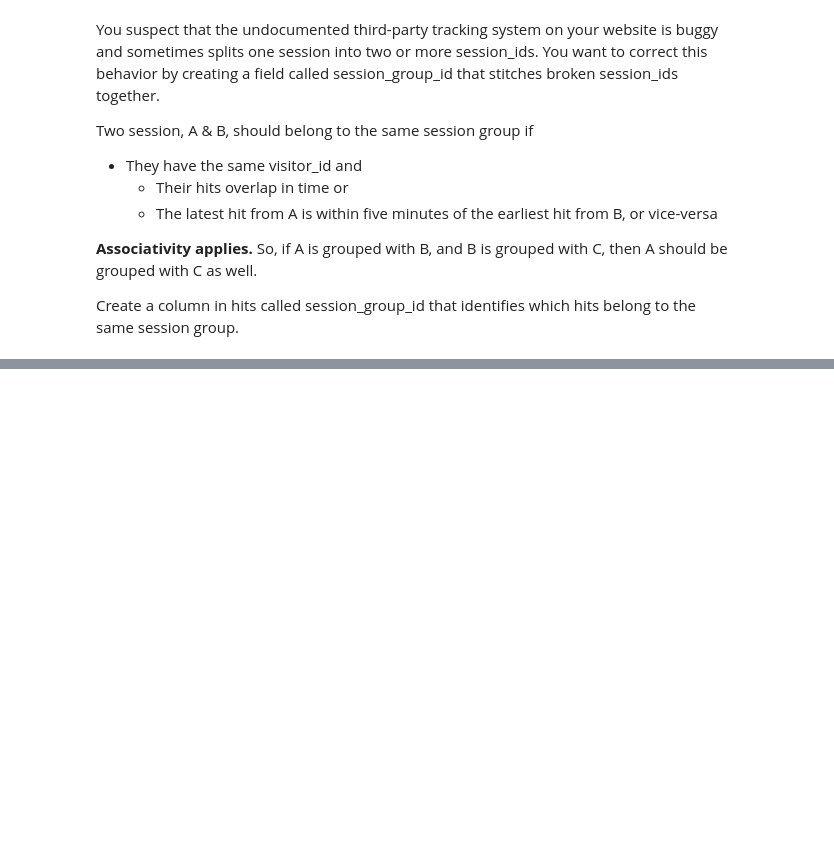
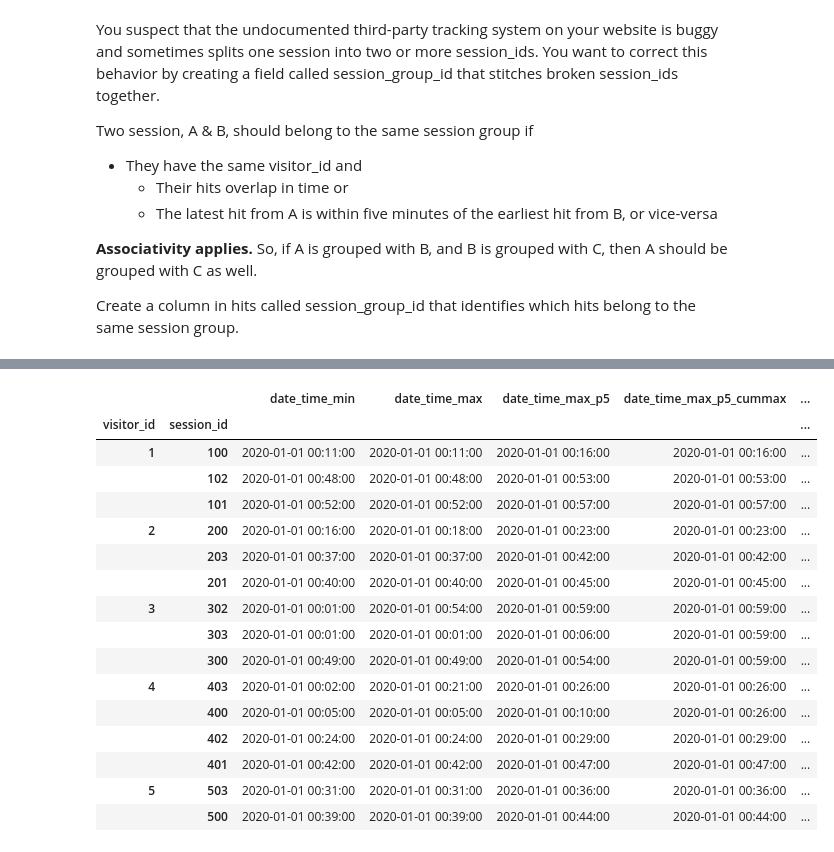
Before and after one commit to aurimas13/CodeAcademy-AI-Course, a Jupyter notebook: Solutions/Solutions_to_Problems_1-5_L2_Cleaning_Formats.ipynb, the cells around one changed output, grey strips where cells are left out. Cells and saved outputs as stored; diff of their text form; code cells hidden in the pictures; blank space fills up the shorter version.

```diff
--- a/Solutions/Solutions_to_Problems_1-5_L2_Cleaning_Formats.ipynb
+++ b/Solutions/Solutions_to_Problems_1-5_L2_Cleaning_Formats.ipynb
@@ -377,0 +399,6 @@ Create a column in hits called session_group_id that identifies which hits belon
+# %%
+sessions = hits.groupby(['visitor_id', 'session_id']).agg(
+    date_time_min=('date_time', 'min'),
+    date_time_max=('date_time', 'max')
+)
+sessions
@@ -377,0 +423,3 @@ Create a column in hits called session_group_id that identifies which hits belon
+# %%
+sessions.sort_values(['visitor_id', 'date_time_min'], inplace=True)
+sessions
@@ -377,0 +444,3 @@ Create a column in hits called session_group_id that identifies which hits belon
+# %%
+sessions['date_time_max_p5'] = sessions.date_time_max + pd.Timedelta(minutes=5)
+sessions
@@ -377,0 +465,3 @@ Create a column in hits called session_group_id that identifies which hits belon
+# %%
+sessions['date_time_max_p5_cummax'] = sessions.groupby('visitor_id')['date_time_max_p5'].cummax()
+sessions
@@ -377,0 +486,21 @@ Create a column in hits called session_group_id that identifies which hits belon
+# %%
+sessions['date_time_max_p5_cummax_prev'] = sessions.groupby('visitor_id')['date_time_max_p5_cummax'].transform(pd.Series.shift)
+sessions
+# %% [output]
+|  |  | date_time_min | date_time_max | date_time_max_p5 | date_time_max_p5_cummax | ... |
+| visitor_id | session_id |  |  |  |  | ... |
+| 1 | 100 | 2020-01-01 00:11:00 | 2020-01-01 00:11:00 | 2020-01-01 00:16:00 | 2020-01-01 00:16:00 | ... |
+|  | 102 | 2020-01-01 00:48:00 | 2020-01-01 00:48:00 | 2020-01-01 00:53:00 | 2020-01-01 00:53:00 | ... |
+|  | 101 | 2020-01-01 00:52:00 | 2020-01-01 00:52:00 | 2020-01-01 00:57:00 | 2020-01-01 00:57:00 | ... |
+| 2 | 200 | 2020-01-01 00:16:00 | 2020-01-01 00:18:00 | 2020-01-01 00:23:00 | 2020-01-01 00:23:00 | ... |
+|  | 203 | 2020-01-01 00:37:00 | 2020-01-01 00:37:00 | 2020-01-01 00:42:00 | 2020-01-01 00:42:00 | ... |
+|  | 201 | 2020-01-01 00:40:00 | 2020-01-01 00:40:00 | 2020-01-01 00:45:00 | 2020-01-01 00:45:00 | ... |
+| 3 | 302 | 2020-01-01 00:01:00 | 2020-01-01 00:54:00 | 2020-01-01 00:59:00 | 2020-01-01 00:59:00 | ... |
+|  | 303 | 2020-01-01 00:01:00 | 2020-01-01 00:01:00 | 2020-01-01 00:06:00 | 2020-01-01 00:59:00 | ... |
+|  | 300 | 2020-01-01 00:49:00 | 2020-01-01 00:49:00 | 2020-01-01 00:54:00 | 2020-01-01 00:59:00 | ... |
+| 4 | 403 | 2020-01-01 00:02:00 | 2020-01-01 00:21:00 | 2020-01-01 00:26:00 | 2020-01-01 00:26:00 | ... |
+|  | 400 | 2020-01-01 00:05:00 | 2020-01-01 00:05:00 | 2020-01-01 00:10:00 | 2020-01-01 00:26:00 | ... |
+|  | 402 | 2020-01-01 00:24:00 | 2020-01-01 00:24:00 | 2020-01-01 00:29:00 | 2020-01-01 00:29:00 | ... |
+|  | 401 | 2020-01-01 00:42:00 | 2020-01-01 00:42:00 | 2020-01-01 00:47:00 | 2020-01-01 00:47:00 | ... |
+| 5 | 503 | 2020-01-01 00:31:00 | 2020-01-01 00:31:00 | 2020-01-01 00:36:00 | 2020-01-01 00:36:00 | ... |
+|  | 500 | 2020-01-01 00:39:00 | 2020-01-01 00:39:00 | 2020-01-01 00:44:00 | 2020-01-01 00:44:00 | ... |
```
Also changed, not shown: parts of 8 cells of this notebook, 1 other file.
